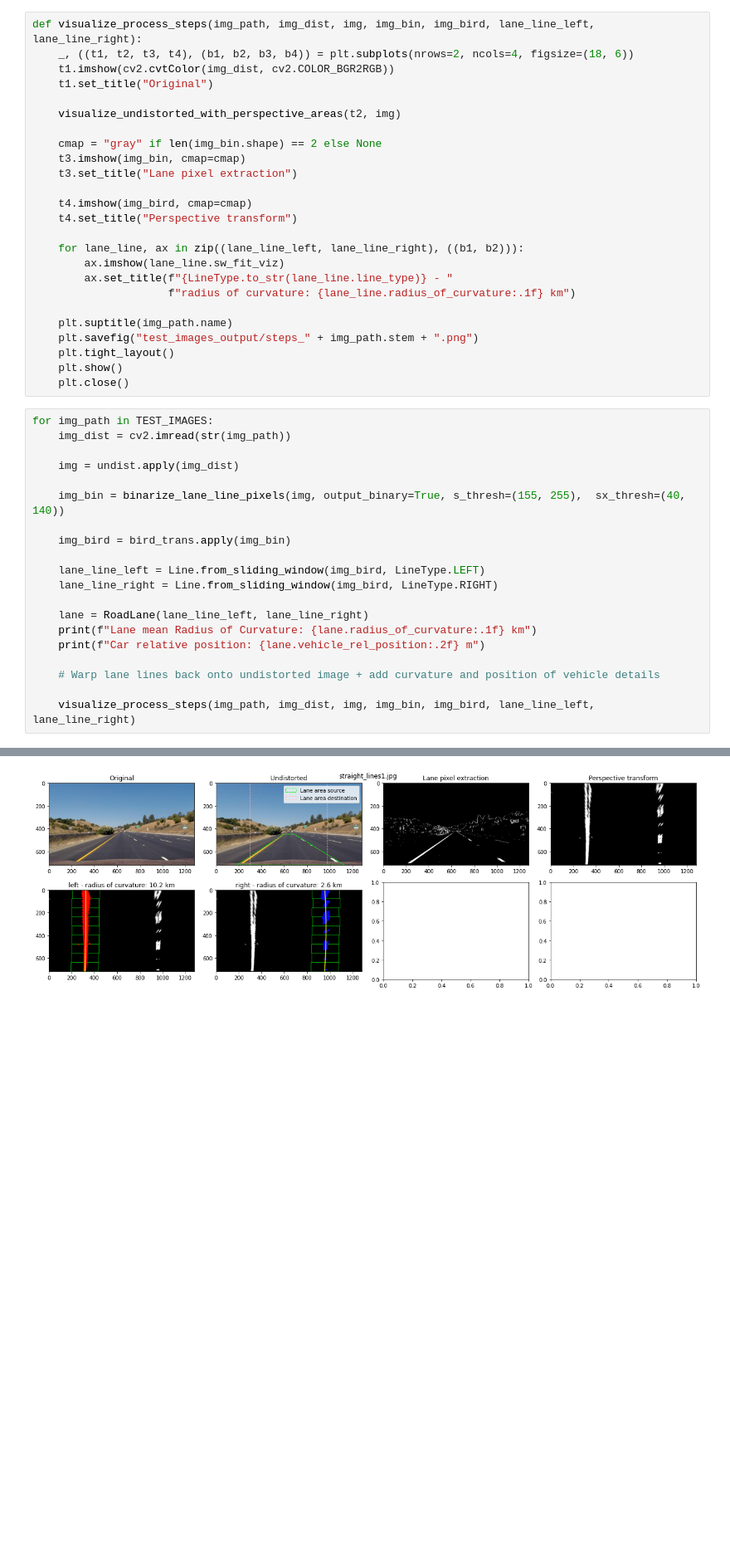
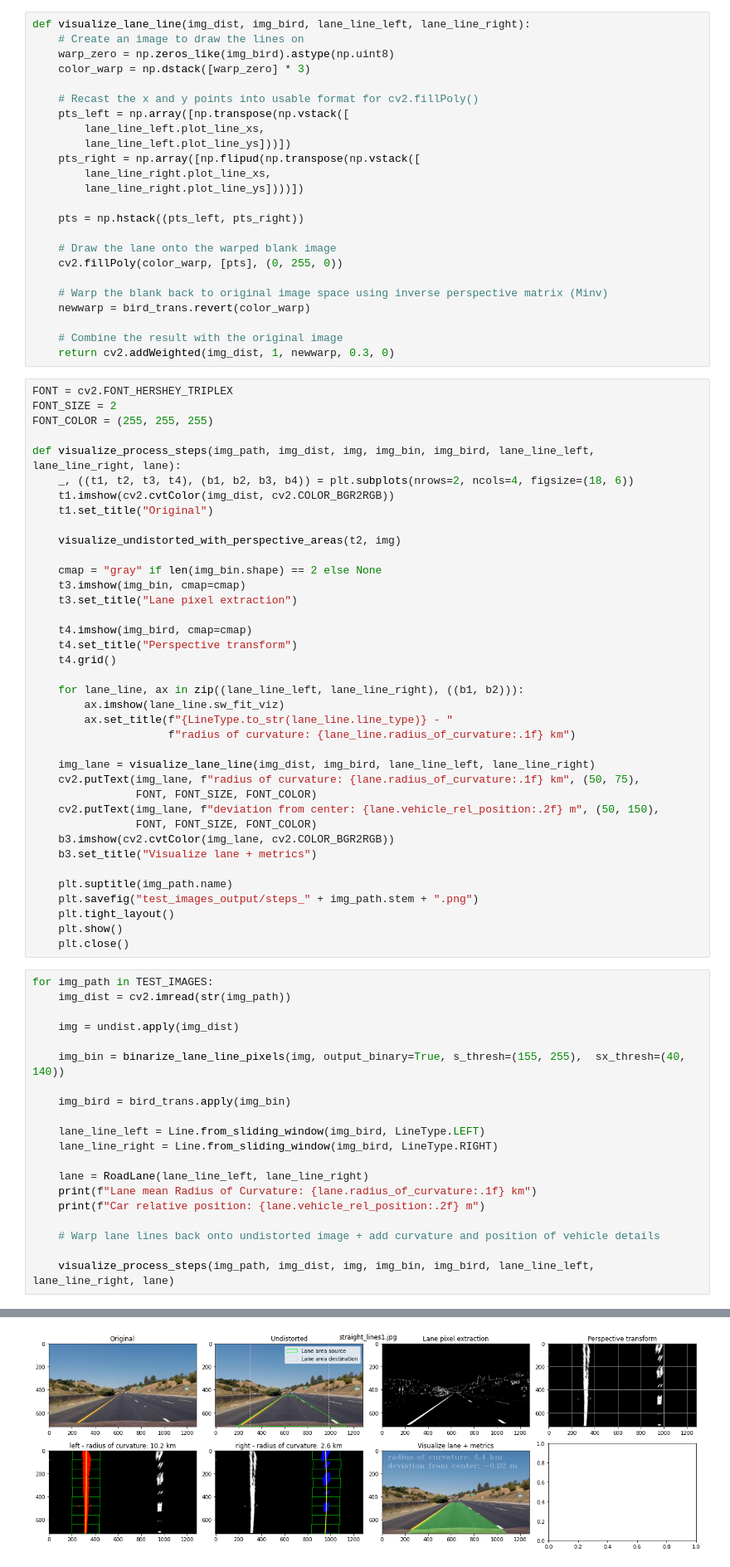
Before and after one commit to jvanlier/self-driving-car-engineer, a Jupyter notebook: Project2_Advanced_Lane_Finding/adv_lane_finding.ipynb, the cells around one changed output, grey strips where cells are left out. Shown at 83% size. Cells and saved outputs as stored; diff of their text form; blank space fills up the shorter version.

Commit message:
Add vlane visualization and metrics

```diff
--- a/Project2_Advanced_Lane_Finding/adv_lane_finding.ipynb
+++ b/Project2_Advanced_Lane_Finding/adv_lane_finding.ipynb
@@ -51,8 +60,36 @@ def visualize_undistorted_with_perspective_areas(ax, img):
     ax.add_patch(Polygon(LANE_AREA_DST, linewidth=1, edgecolor="pink", facecolor="none",
                         linestyle="--", label="Lane area destination"))
     ax.legend()
+# %%
+def visualize_lane_line(img_dist, img_bird, lane_line_left, lane_line_right):
+    # Create an image to draw the lines on
+    warp_zero = np.zeros_like(img_bird).astype(np.uint8)
+    color_warp = np.dstack([warp_zero] * 3)
+
+    # Recast the x and y points into usable format for cv2.fillPoly()
+    pts_left = np.array([np.transpose(np.vstack([
+        lane_line_left.plot_line_xs,
+        lane_line_left.plot_line_ys]))])
+    pts_right = np.array([np.flipud(np.transpose(np.vstack([
+        lane_line_right.plot_line_xs,
+        lane_line_right.plot_line_ys])))])
+
+    pts = np.hstack((pts_left, pts_right))
+
+    # Draw the lane onto the warped blank image
+    cv2.fillPoly(color_warp, [pts], (0, 255, 0))
+
+    # Warp the blank back to original image space using inverse perspective matrix (Minv)
+    newwarp = bird_trans.revert(color_warp)
+
+    # Combine the result with the original image
+    return cv2.addWeighted(img_dist, 1, newwarp, 0.3, 0)
 # %%
-def visualize_process_steps(img_path, img_dist, img, img_bin, img_bird, lane_line_left, lane_line_right):
+FONT = cv2.FONT_HERSHEY_TRIPLEX
+FONT_SIZE = 2
+FONT_COLOR = (255, 255, 255)
+
+def visualize_process_steps(img_path, img_dist, img, img_bin, img_bird, lane_line_left, lane_line_right, lane):
     _, ((t1, t2, t3, t4), (b1, b2, b3, b4)) = plt.subplots(nrows=2, ncols=4, figsize=(18, 6))
     t1.imshow(cv2.cvtColor(img_dist, cv2.COLOR_BGR2RGB))
     t1.set_title("Original")
@@ -65,12 +102,21 @@ def visualize_process_steps(img_path, img_dist, img, img_bin, img_bird, lane_lin
 
     t4.imshow(img_bird, cmap=cmap)
     t4.set_title("Perspective transform")
+    t4.grid()
 
     for lane_line, ax in zip((lane_line_left, lane_line_right), ((b1, b2))):
         ax.imshow(lane_line.sw_fit_viz)
         ax.set_title(f"{LineType.to_str(lane_line.line_type)} - "
                      f"radius of curvature: {lane_line.radius_of_curvature:.1f} km")
 
+    img_lane = visualize_lane_line(img_dist, img_bird, lane_line_left, lane_line_right)
+    cv2.putText(img_lane, f"radius of curvature: {lane.radius_of_curvature:.1f} km", (50, 75),
+                FONT, FONT_SIZE, FONT_COLOR)
+    cv2.putText(img_lane, f"deviation from center: {lane.vehicle_rel_position:.2f} m", (50, 150),
+                FONT, FONT_SIZE, FONT_COLOR)
+    b3.imshow(cv2.cvtColor(img_lane, cv2.COLOR_BGR2RGB))
+    b3.set_title("Visualize lane + metrics")
+
     plt.suptitle(img_path.name)
     plt.savefig("test_images_output/steps_" + img_path.stem + ".png")
     plt.tight_layout()
@@ -79,26 +125,26 @@ def visualize_process_steps(img_path, img_dist, img, img_bin, img_bird, lane_lin
 # %%
 for img_path in TEST_IMAGES:
     img_dist = cv2.imread(str(img_path))
 
     img = undist.apply(img_dist)
 
     img_bin = binarize_lane_line_pixels(img, output_binary=True, s_thresh=(155, 255),  sx_thresh=(40, 140))
 
     img_bird = bird_trans.apply(img_bin)
 
     lane_line_left = Line.from_sliding_window(img_bird, LineType.LEFT)
     lane_line_right = Line.from_sliding_window(img_bird, LineType.RIGHT)
 
     lane = RoadLane(lane_line_left, lane_line_right)
     print(f"Lane mean Radius of Curvature: {lane.radius_of_curvature:.1f} km")
     print(f"Car relative position: {lane.vehicle_rel_position:.2f} m")
 
     # Warp lane lines back onto undistorted image + add curvature and position of vehicle details
 
-    visualize_process_steps(img_path, img_dist, img, img_bin, img_bird, lane_line_left, lane_line_right)
+    visualize_process_steps(img_path, img_dist, img, img_bin, img_bird, lane_line_left, lane_line_right, lane)
 # %% [output]
 Lane mean Radius of Curvature: 6.4 km
 Car relative position: -0.02 m
-[figure, old version]
+[figure, new version]
 Lane mean Radius of Curvature: 9.9 km
 Car relative position: 0.01 m
```
Also changed, not shown: parts of 5 cells of this notebook, 2 other files.
